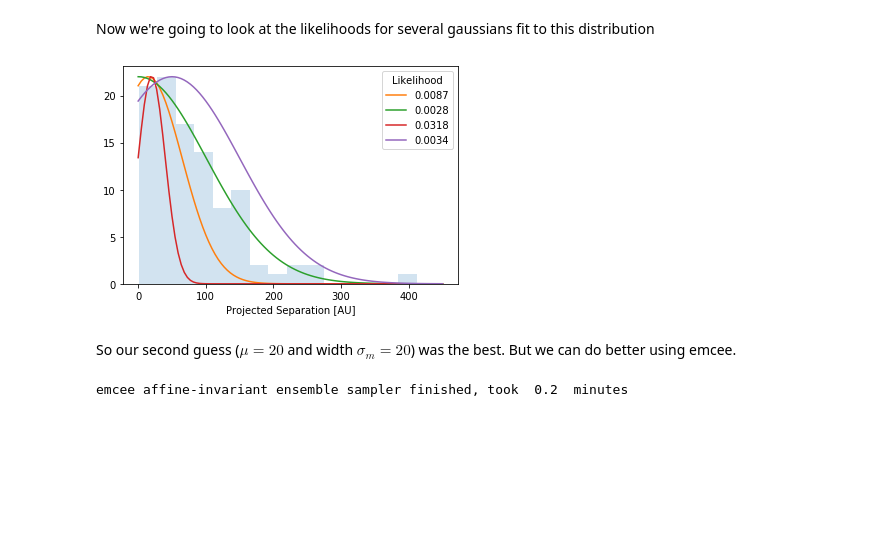
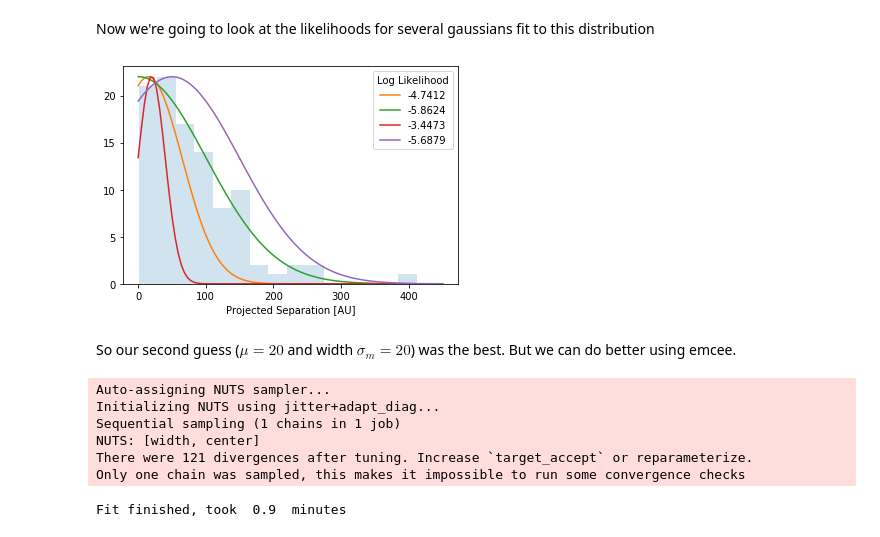
Before and after one commit to phys201/multstars, a Jupyter notebook: tutorial.ipynb, the cells around one changed output. Drawn from its saved outputs; the diff is of its cells as text; code cells hidden in the pictures; blank space fills up the shorter version.

Commit message:
Changed model to pymc3 and updated tutorial

```diff
--- a/tutorial.ipynb
+++ b/tutorial.ipynb
@@ -42,28 +42,33 @@ Now we're going to look at the likelihoods for several gaussians fit to this dis
 # %%
 seps = np.linspace(0, 450, 100)
 plt.hist(data['SEP_PHYSICAL'], alpha=.2, bins=15)
 
 #tuples of the guesses for paramters mean and width of the gaussin
 parameter_guesses = [[15, 50], [.7, 100], [20, 20], [50, 100]]
 
 for guess in parameter_guesses:
     center, width = guess
-    parameters = center, width
-    likelihood_value = round(likelihood(data, parameters), 4)
+    likelihood_value = round(log_likelihood(data, center, width), 4)
     pdf_guess = norm.pdf(seps,center,width)
     scale = 22/np.max(pdf_guess)
     plt.plot(seps, pdf_guess*scale, label=str(likelihood_value))
     plt.xlabel('Projected Separation [AU]')
-    plt.legend(title='Likelihood');
+    plt.legend(title='Log Likelihood');
 # %% [output]
-[figure, old version]
+[figure, new version]
 # %% [markdown]
 So our second guess ($\mu=20$ and width $\sigma_m=20$) was the best. But we can do better using emcee.
 # %%
 estimate = [20, 20]
 ta = time.time()
-samples = emcee_fit(data, estimate)
+samples = pymc3_fit(data, nsteps=1000)
 tb = time.time()
-print('emcee affine-invariant ensemble sampler finished, took ',round((tb-ta)/60., 1),' minutes' )
+print('Fit finished, took ',round((tb-ta)/60., 1),' minutes' )
 # %% [output]
-emcee affine-invariant ensemble sampler finished, took  0.2  minutes
+Auto-assigning NUTS sampler...
+Initializing NUTS using jitter+adapt_diag...
+Sequential sampling (1 chains in 1 job)
+NUTS: [width, center]
+There were 121 divergences after tuning. Increase `target_accept` or reparameterize.
+Only one chain was sampled, this makes it impossible to run some convergence checks
+Fit finished, took  0.9  minutes
```
Also changed, not shown: parts of 5 cells of this notebook, 1 other file.
